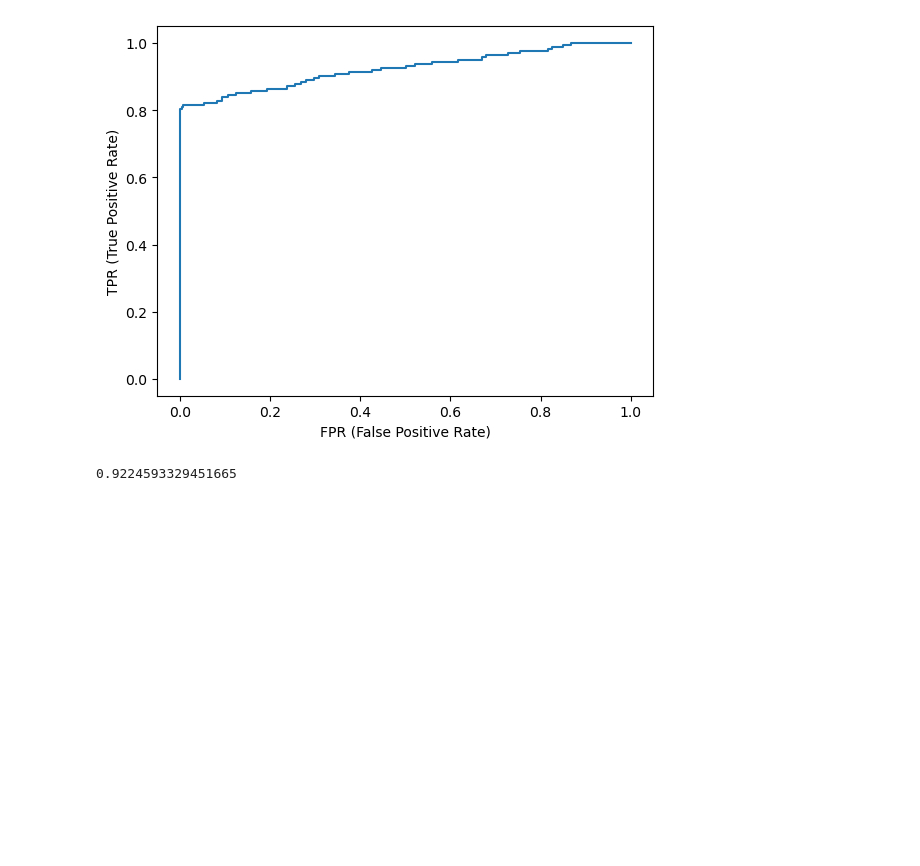
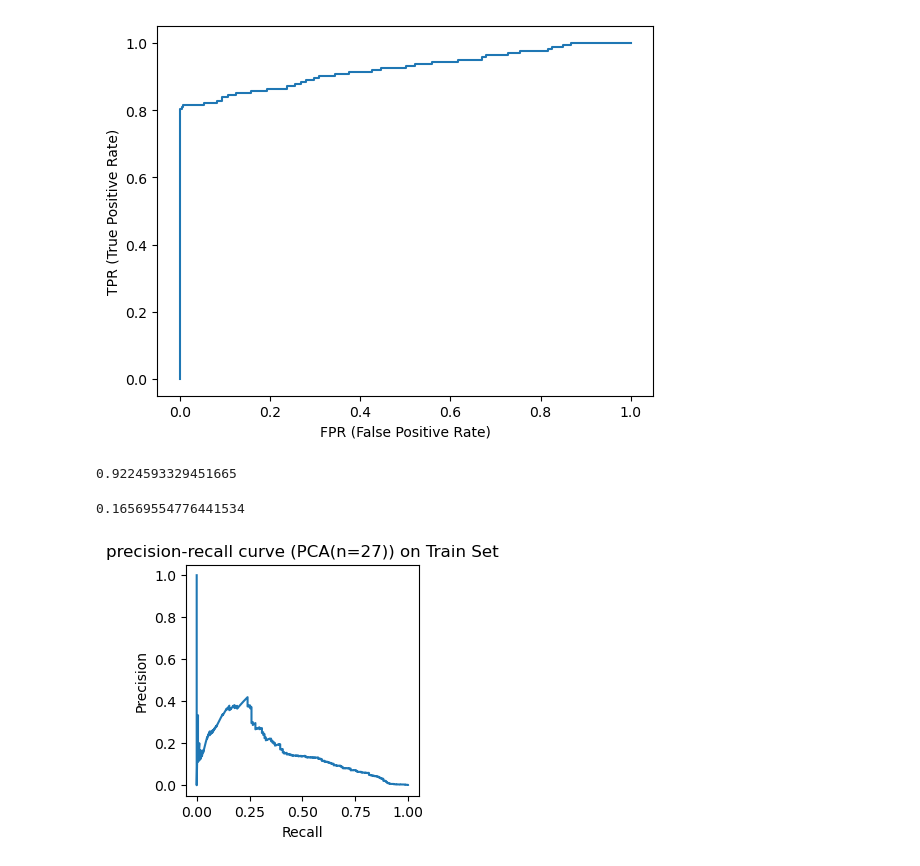
Before and after one commit to pulpo125/habang, a Jupyter notebook: machine_learning/15_비지도학습_이상치탐지(신용카드).ipynb, the cells around one changed output. Saved outputs shown, nothing was run; the diff lists cells and outputs as text; code cells hidden in the pictures; blank space fills up the shorter version.

```diff
--- a/machine_learning/15_비지도학습_이상치탐지(신용카드).ipynb
+++ b/machine_learning/15_비지도학습_이상치탐지(신용카드).ipynb
@@ -409,3 +418,29 @@ Text(0, 0.5, 'TPR (True Positive Rate)')
 roc_auc_score(y_test, anomaly_proba)
 # %% [output]
 0.9224593329451665
+# %%
+# PCA 적용
+from sklearn.decomposition import PCA
+n_components = 30
+pca = PCA(n_components=n_components, random_state=2018)
+
+X_train_PCA = pca.fit_transform(X_train)
+
+X_test_PCA = pca.transform(X_test)
+X_test_PCA_inverse = pca.inverse_transform(X_test_PCA)
+anomaly_proba = anomaly_score(X_test, X_test_PCA_inverse)
+
+# 1. PR Curve
+plt.figure(figsize=(3,3))
+precision, recall, thresholds = precision_recall_curve(y_test, anomaly_proba)
+plt.title('precision-recall curve (PCA(n=27)) on Train Set')
+plt.plot(recall, precision)
+plt.xlabel('Recall')
+plt.ylabel('Precision')
+
+# 2. Average Precision Score
+average_precision_score(y_test, anomaly_proba)
+# 0.698094725274565
+# %% [output]
+0.16569554776441534
+[figure, added]
```
Also changed, not shown: parts of 9 cells of this notebook.
